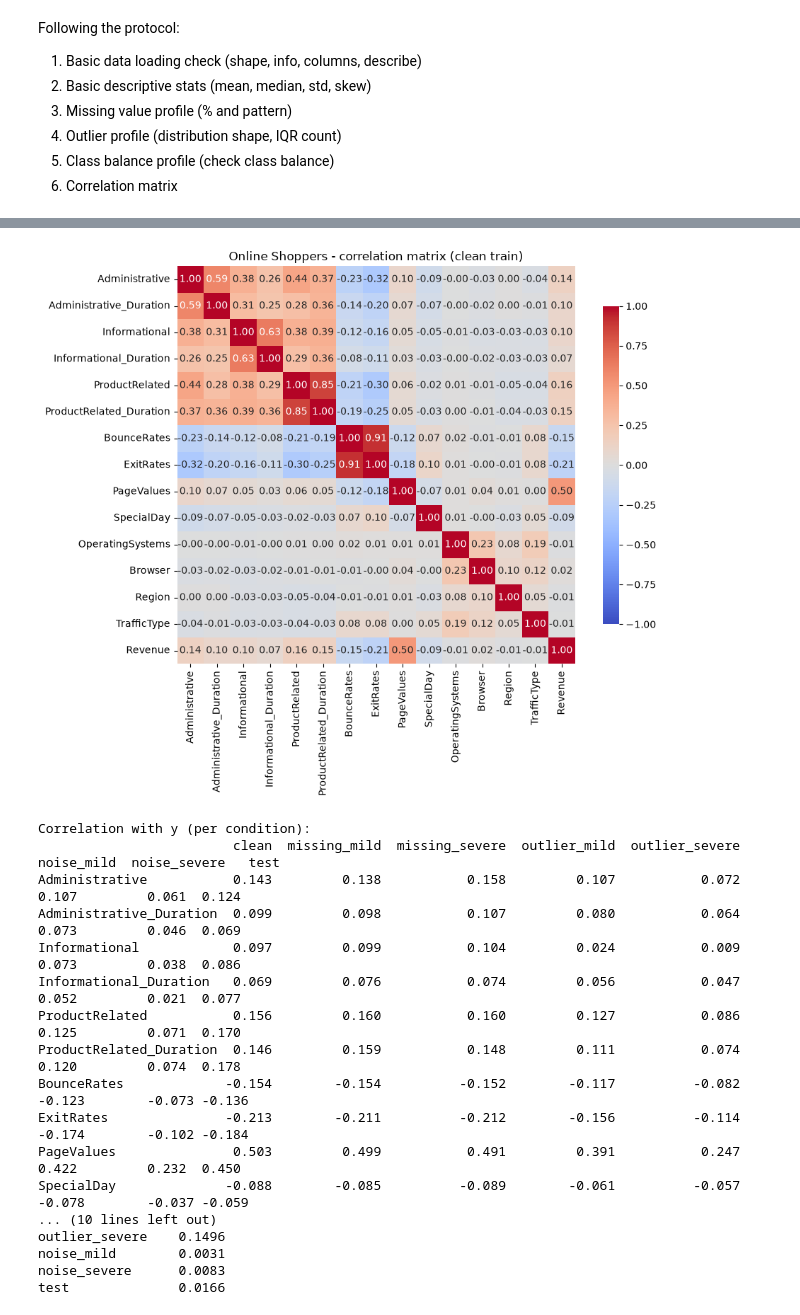
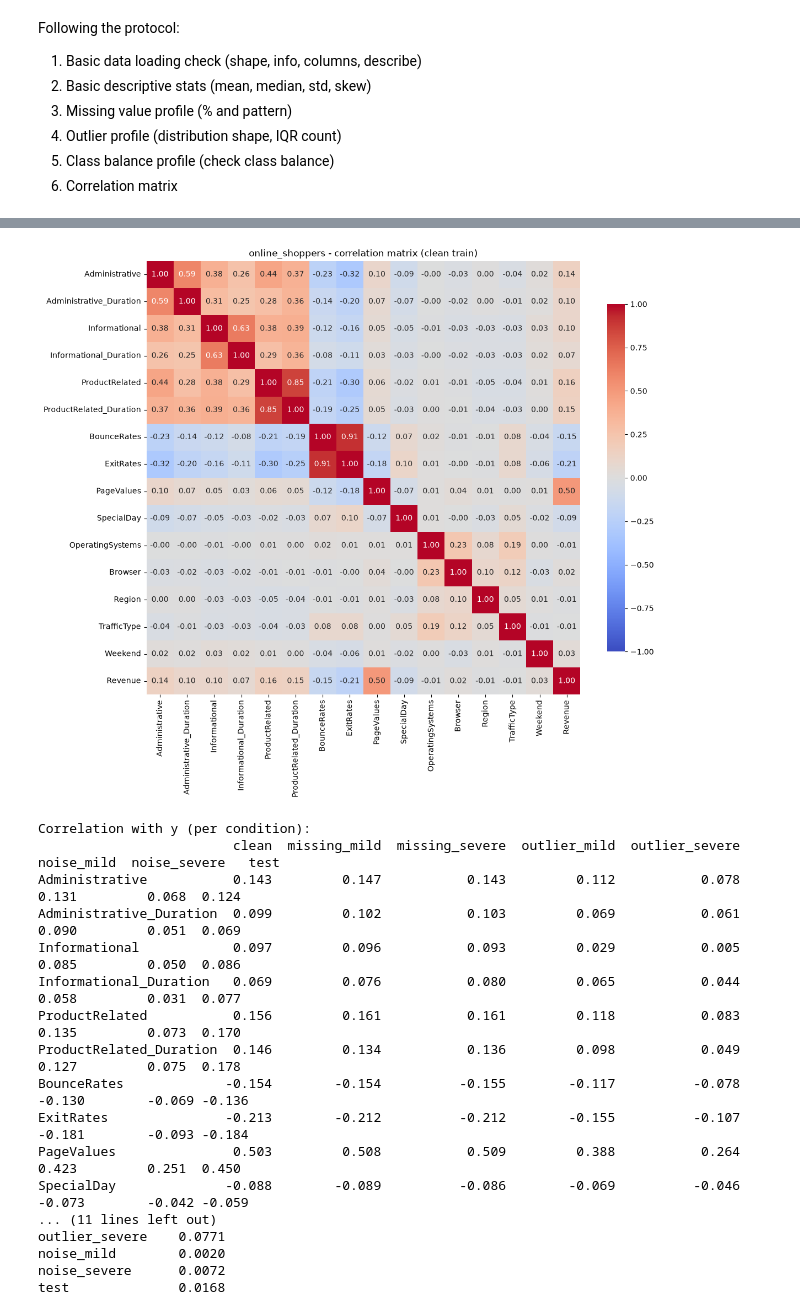
Before and after one commit to aryamegananda/POLIMI-GSOM-Projects, a Jupyter notebook: 04_Thesis/notebooks/eda_online_shoppers.ipynb, the cells around one changed output, grey strips where cells are left out. Saved outputs shown, nothing was run; the diff lists cells and outputs as text; code cells hidden in the pictures.

Commit message:
thesis: fix eda online shopper

```diff
--- a/04_Thesis/notebooks/eda_online_shoppers.ipynb
+++ b/04_Thesis/notebooks/eda_online_shoppers.ipynb
@@ -218,10 +231,7 @@ Data Description:
 # 2. Basic descriptive stats (mean, median, std, skew)
 
 # number columns only
-num_cols = []
-for col in all_dfs["clean"].select_dtypes(include="number").columns:
-    if col != "Revenue" and col != "ID":
-        num_cols.append(col)
+num_cols = CONT
 
 d = all_dfs["clean"][num_cols]
 stats = pd.DataFrame({
@@ -256,6 +262,11 @@ print(missing_pct.to_string())
 
 print("\nOverall missing % per condition:")
 print(missing_pct.mean().round(2).to_string())
+
+print("\nInjected missing % (CONT + CODES only):")
+for name, d in all_dfs.items():
+    rate = d[CONT + CODES].isnull().mean().mean() * 100
+    print(f"  {name:<16} {rate:.2f}")
 # %% [output]
 Missing Value in % (per column, per condition):
                          clean  missing_mild  missing_severe  outlier_mild  outlier_severe  noise_mild  noise_severe  test
@@ -278,7 +289,9 @@ test               0.00
 # 3b. Missing pattern
 for name in ["missing_mild", "missing_severe"]:
     d = all_dfs[name]
-    print(f"\n{name.upper()} - missing % by target class:")
-    table = d.groupby("Revenue").apply(lambda g: g[num_cols].isnull().mean()*100)
-    print(table.round(2).T.to_string())
+    print(f"\n{name.upper()} - missing % by class (0 / 1):")
+    for col in CONT + CODES:
+        rate0 = d.loc[d[TARGET] == 0, col].isna().mean() * 100
+        rate1 = d.loc[d[TARGET] == 1, col].isna().mean() * 100
+        print(f"  {col:<25} {rate0:6.2f}  {rate1:6.2f}")
 # %% [output]
@@ -344,16 +358,19 @@ TrafficType               1.96          1.97            2.02          1.86
 # %%
 # Ground-truth injection rate + range check
+check_cols = CONT + CODES
+clean = all_dfs["clean"]
+
 for cond in ["outlier_mild", "outlier_severe"]:
     d = all_dfs[cond]
-    changed = (d[num_cols] != all_dfs["clean"][num_cols]).mean() * 100
+    changed = (d[check_cols] != clean[check_cols]).mean() * 100
     summary = pd.DataFrame({
         "changed_%": changed.round(2),
-        "clean_min": all_dfs["clean"][num_cols].min(),
-        "clean_max": all_dfs["clean"][num_cols].max(),
-        f"{cond}_min": d[num_cols].min(),
-        f"{cond}_max": d[num_cols].max(),
-        "clean_std": all_dfs["clean"][num_cols].std().round(2),
-        f"{cond}_std": d[num_cols].std().round(2),
+        "clean_min": clean[check_cols].min(),
+        "clean_max": clean[check_cols].max(),
+        f"{cond}_min": d[check_cols].min(),
+        f"{cond}_max": d[check_cols].max(),
+        "clean_std": clean[check_cols].std().round(2),
+        f"{cond}_std": d[check_cols].std().round(2),
     })
     print(f"\n{cond.upper()}")
     print(summary.to_string())
@@ -415,48 +432,48 @@ NOISE_SEVERE
 # %%
 # 6. Correlation matrix
-corr_cols = num_cols + ["Revenue"]
+corr_cols = num_cols + CODES + [TARGET]
 
 # 6a. Full heatmap - clean baseline
 corr_clean = all_dfs["clean"][corr_cols].corr()
 
-plt.figure(figsize=(10, 8))
+plt.figure(figsize=(12, 10))
 sns.heatmap(corr_clean, annot=True, fmt=".2f", cmap="coolwarm", center=0,
             vmin=-1, vmax=1, square=True, cbar_kws={"shrink": 0.8})
-plt.title("Online Shoppers - correlation matrix (clean train)")
+plt.title(f"{DATASET} - correlation matrix (clean train)")
 plt.tight_layout()
 plt.show()
 
 # 6b. Correlation with target, per condition
 target_corr = pd.DataFrame(
-    {name: d[corr_cols].corr()["Revenue"].drop("Revenue") for name, d in all_dfs.items()}
+    {name: d[corr_cols].corr()[TARGET].drop(TARGET) for name, d in all_dfs.items()}
 ).round(3)
 
 print("Correlation with y (per condition):")
 print(target_corr.to_string())
 
 # 6c. How much each condition distorts the whole matrix vs clean
 distortion = pd.Series(
     {name: (d[corr_cols].corr() - corr_clean).abs().values.mean() for name, d in all_dfs.items()}
 ).round(4)
 
 print("\nMean absolute change in correlation vs clean:")
 print(distortion.to_string())
 # %% [output]
-[figure, old version]
+[figure, new version]
 Correlation with y (per condition):
                          clean  missing_mild  missing_severe  outlier_mild  outlier_severe  noise_mild  noise_severe   test
-Administrative           0.143         0.138           0.158         0.107           0.072       0.107         0.061  0.124
-Administrative_Duration  0.099         0.098           0.107         0.080           0.064       0.073         0.046  0.069
-Informational            0.097         0.099           0.104         0.024           0.009       0.073         0.038  0.086
-Informational_Duration   0.069         0.076           0.074         0.056           0.047       0.052         0.021  0.077
-ProductRelated           0.156         0.160           0.160         0.127           0.086       0.125         0.071  0.170
-ProductRelated_Duration  0.146         0.159           0.148         0.111           0.074       0.120         0.074  0.178
-BounceRates             -0.154        -0.154          -0.152        -0.117          -0.082      -0.123        -0.073 -0.136
-ExitRates               -0.213        -0.211          -0.212        -0.156          -0.114      -0.174        -0.102 -0.184
-PageValues               0.503         0.499           0.491         0.391           0.247       0.422         0.232  0.450
-SpecialDay              -0.088        -0.085          -0.089        -0.061          -0.057      -0.078        -0.037 -0.059
-... (10 lines left out)
-outlier_severe    0.1496
-noise_mild        0.0031
-noise_severe      0.0083
-test              0.0166
+Administrative           0.143         0.147           0.143         0.112           0.078       0.131         0.068  0.124
+Administrative_Duration  0.099         0.102           0.103         0.069           0.061       0.090         0.051  0.069
+Informational            0.097         0.096           0.093         0.029           0.005       0.085         0.050  0.086
+Informational_Duration   0.069         0.076           0.080         0.065           0.044       0.058         0.031  0.077
+ProductRelated           0.156         0.161           0.161         0.118           0.083       0.135         0.073  0.170
+ProductRelated_Duration  0.146         0.134           0.136         0.098           0.049       0.127         0.075  0.178
+BounceRates             -0.154        -0.154          -0.155        -0.117          -0.078      -0.130        -0.069 -0.136
+ExitRates               -0.213        -0.212          -0.212        -0.155          -0.107      -0.181        -0.093 -0.184
+PageValues               0.503         0.508           0.509         0.388           0.264       0.423         0.251  0.450
+SpecialDay              -0.088        -0.089          -0.086        -0.069          -0.046      -0.073        -0.042 -0.059
+... (11 lines left out)
+outlier_severe    0.0771
+noise_mild        0.0020
+noise_severe      0.0072
+test              0.0168
```
Also changed, not shown: parts of 12 cells of this notebook, 1 other file.
